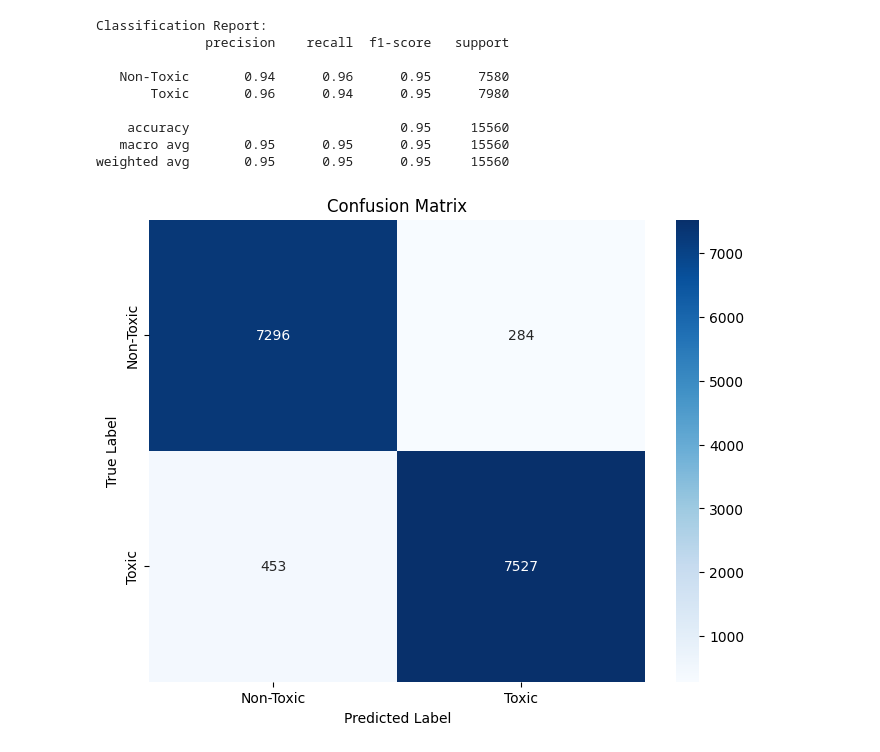
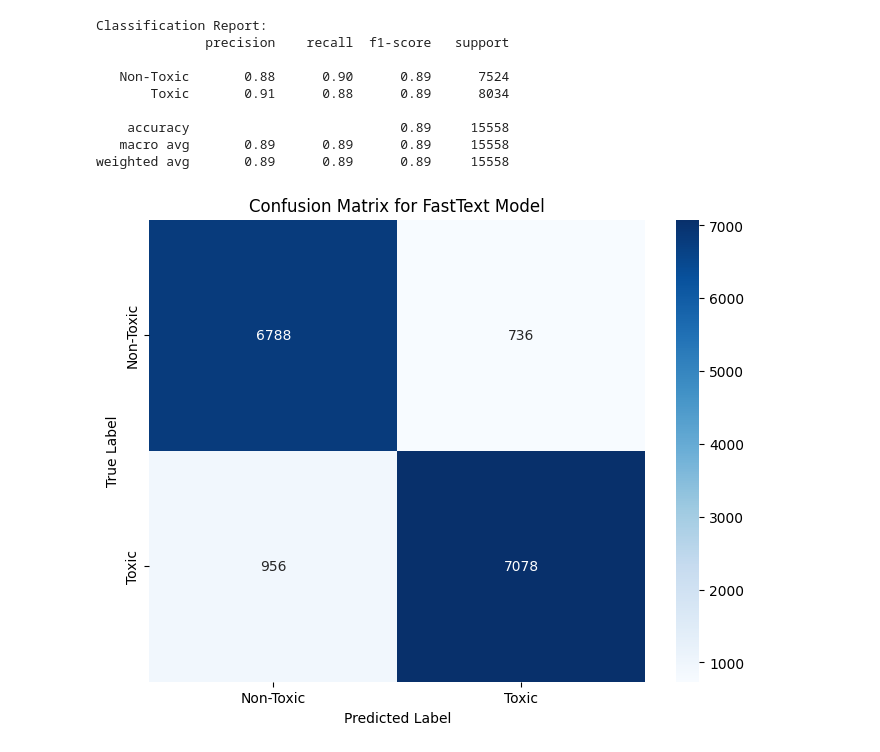
Before and after one commit to fc63/Detection-and-Classification-of-Offensive-Language-in-Turkish, a Jupyter notebook: 1.ipynb, the cells around one changed output. Cells and saved outputs as stored; diff of their text form; code cells hidden in the pictures.

```diff
--- a/1.ipynb
+++ b/1.ipynb
@@ -276,0 +218,6 @@ Best model is from epoch: 3.00
+# %%
+input_file = "/content/drive/My Drive/cleaned_dataset.csv"
+
+train = pd.read_csv(input_file, encoding="utf-8")
+
+train
@@ -277,22 +300,38 @@ Best model is from epoch: 3.00
+# %%
+model = fasttext.train_supervised(
+    input=train_file,
+    lr=0.1,
+    epoch=25,
+    wordNgrams=3,
+    bucket=200000,
+    dim=100,
+    loss="softmax"
+)
+
+model_file = "/content/drive/My Drive/toxicity_model.bin"
+model.save_model(model_file)
 # %%
 # classification report
 
+model_file = "/content/drive/My Drive/toxicity_model.bin"
+model = fasttext.load_model(model_file)
 
-predictions = trainer.predict(test_dataset)
-predicted_labels = torch.argmax(torch.tensor(predictions.predictions), dim=1)
+test_sentences = test_data["cleaned_text"].tolist()
+test_labels = test_data["is_toxic"].tolist()
 
-# performance metrics
+predictions = [int(model.predict(sentence)[0][0].replace("__label__", "")) for sentence in test_sentences]
+
 print("Classification Report:")
-print(classification_report(y_test, predicted_labels, target_names=["Non-Toxic", "Toxic"]))
+print(classification_report(test_labels, predictions, target_names=["Non-Toxic", "Toxic"]))
 
 # confusion matrix
-conf_matrix = confusion_matrix(y_test, predicted_labels)
+conf_matrix = confusion_matrix(test_labels, predictions)
 
 # visualization
 plt.figure(figsize=(8, 6))
 sns.heatmap(conf_matrix, annot=True, fmt="d", cmap="Blues", xticklabels=["Non-Toxic", "Toxic"], yticklabels=["Non-Toxic", "Toxic"])
 plt.xlabel("Predicted Label")
 plt.ylabel("True Label")
-plt.title("Confusion Matrix")
+plt.title("Confusion Matrix for FastText Model")
 plt.show()
 # %% [output]
@@ -300,10 +338,10 @@ plt.show()
 Classification Report:
               precision    recall  f1-score   support
 
-   Non-Toxic       0.94      0.96      0.95      7580
-       Toxic       0.96      0.94      0.95      7980
+   Non-Toxic       0.88      0.90      0.89      7524
+       Toxic       0.91      0.88      0.89      8034
 
-    accuracy                           0.95     15560
-   macro avg       0.95      0.95      0.95     15560
-weighted avg       0.95      0.95      0.95     15560
+    accuracy                           0.89     15558
+   macro avg       0.89      0.89      0.89     15558
+weighted avg       0.89      0.89      0.89     15558
-[figure, old version]
+[figure, new version]
```
Also changed, not shown: parts of 20 cells of this notebook.
